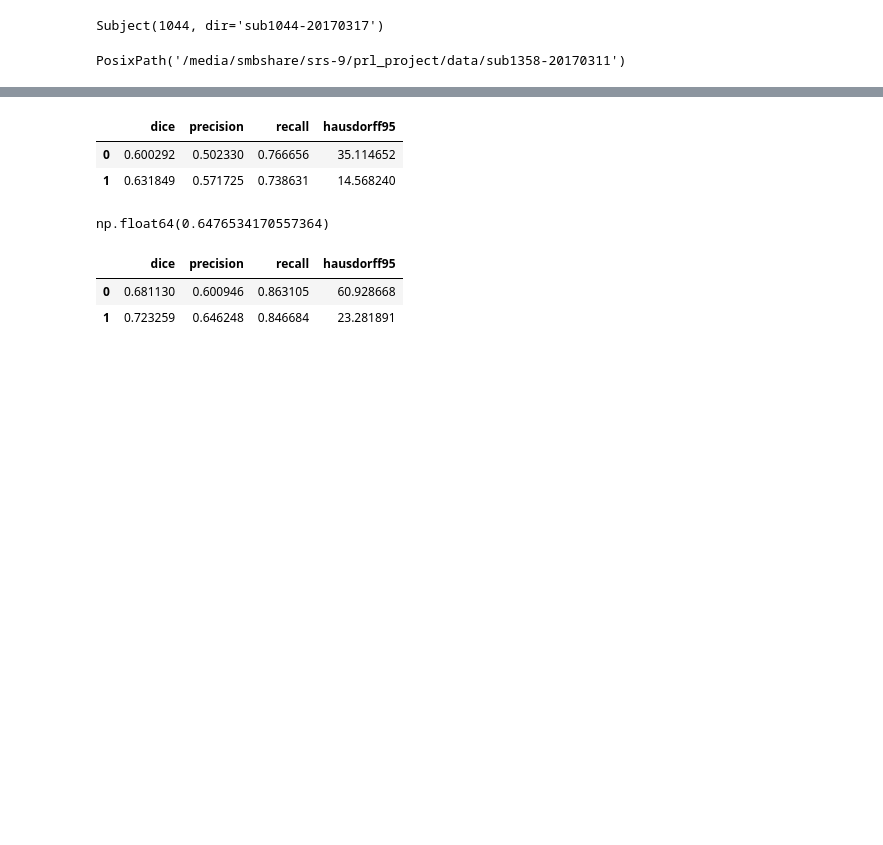
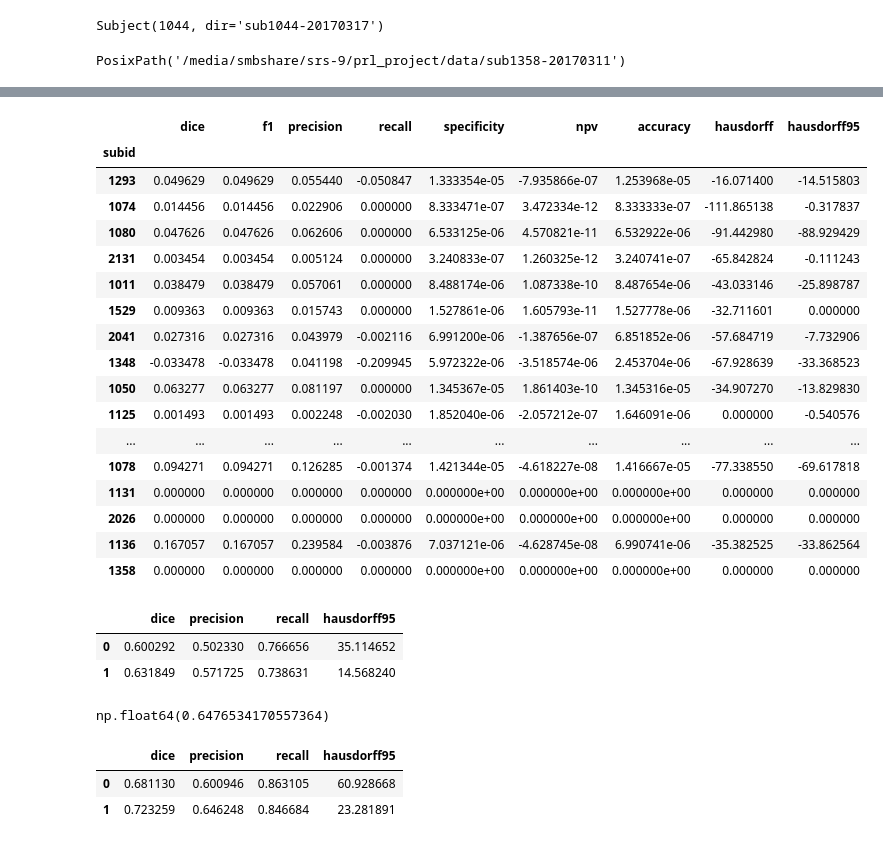
Before and after one commit to srs328/prl_project, a Jupyter notebook: notebooks/save_final_prl_seg.ipynb, the cells around one changed output, grey strips where cells are left out. Cells and saved outputs as stored; diff of their text form; code cells hidden in the pictures; blank space fills up the shorter version.

```diff
--- a/notebooks/save_final_prl_seg.ipynb
+++ b/notebooks/save_final_prl_seg.ipynb
@@ -451,6 +572,27 @@ print(step2_perf_df.to_markdown())
 |    2026 | 0.540096 | 0.540096 |    0.4925   | 0.597876 |      0.999979 | 0.999986 |   0.999965 |     9.27362 |       4.12311 |
 |    1136 | 0.801406 | 0.801406 |    0.733119 | 0.883721 |      0.999996 | 0.999999 |   0.999995 |     1.41421 |       1       |
 |    1358 | 0.781382 | 0.781382 |    0.713918 | 0.862928 |      0.999994 | 0.999998 |   0.999992 |     3.31662 |       1       |
+# %%
+step2_perf_df - step1_perf_df
+# %% [output]
+|  | dice | f1 | precision | recall | specificity | npv | accuracy | hausdorff | hausdorff95 |
+| subid |  |  |  |  |  |  |  |  |  |
+| 1293 | 0.049629 | 0.049629 | 0.055440 | -0.050847 | 1.333354e-05 | -7.935866e-07 | 1.253968e-05 | -16.071400 | -14.515803 |
+| 1074 | 0.014456 | 0.014456 | 0.022906 | 0.000000 | 8.333471e-07 | 3.472334e-12 | 8.333333e-07 | -111.865138 | -0.317837 |
+| 1080 | 0.047626 | 0.047626 | 0.062606 | 0.000000 | 6.533125e-06 | 4.570821e-11 | 6.532922e-06 | -91.442980 | -88.929429 |
+| 2131 | 0.003454 | 0.003454 | 0.005124 | 0.000000 | 3.240833e-07 | 1.260325e-12 | 3.240741e-07 | -65.842824 | -0.111243 |
+| 1011 | 0.038479 | 0.038479 | 0.057061 | 0.000000 | 8.488174e-06 | 1.087338e-10 | 8.487654e-06 | -43.033146 | -25.898787 |
+| 1529 | 0.009363 | 0.009363 | 0.015743 | 0.000000 | 1.527861e-06 | 1.605793e-11 | 1.527778e-06 | -32.711601 | 0.000000 |
+| 2041 | 0.027316 | 0.027316 | 0.043979 | -0.002116 | 6.991200e-06 | -1.387656e-07 | 6.851852e-06 | -57.684719 | -7.732906 |
+| 1348 | -0.033478 | -0.033478 | 0.041198 | -0.209945 | 5.972322e-06 | -3.518574e-06 | 2.453704e-06 | -67.928639 | -33.368523 |
+| 1050 | 0.063277 | 0.063277 | 0.081197 | 0.000000 | 1.345367e-05 | 1.861403e-10 | 1.345316e-05 | -34.907270 | -13.829830 |
+| 1125 | 0.001493 | 0.001493 | 0.002248 | -0.002030 | 1.852040e-06 | -2.057212e-07 | 1.646091e-06 | 0.000000 | -0.540576 |
+| ... | ... | ... | ... | ... | ... | ... | ... | ... | ... |
+| 1078 | 0.094271 | 0.094271 | 0.126285 | -0.001374 | 1.421344e-05 | -4.618227e-08 | 1.416667e-05 | -77.338550 | -69.617818 |
+| 1131 | 0.000000 | 0.000000 | 0.000000 | 0.000000 | 0.000000e+00 | 0.000000e+00 | 0.000000e+00 | 0.000000 | 0.000000 |
+| 2026 | 0.000000 | 0.000000 | 0.000000 | 0.000000 | 0.000000e+00 | 0.000000e+00 | 0.000000e+00 | 0.000000 | 0.000000 |
+| 1136 | 0.167057 | 0.167057 | 0.239584 | -0.003876 | 7.037121e-06 | -4.628745e-08 | 6.990741e-06 | -35.382525 | -33.862564 |
+| 1358 | 0.000000 | 0.000000 | 0.000000 | 0.000000 | 0.000000e+00 | 0.000000e+00 | 0.000000e+00 | 0.000000 | 0.000000 |
 # %%
 pd.concat([step1_perf_df.mean(), step2_perf_df.mean()], axis=1).T[['dice', 'precision', 'recall', 'hausdorff95']]
 # %% [output]
```
Also changed, not shown: parts of 31 cells of this notebook, 21 other files.
